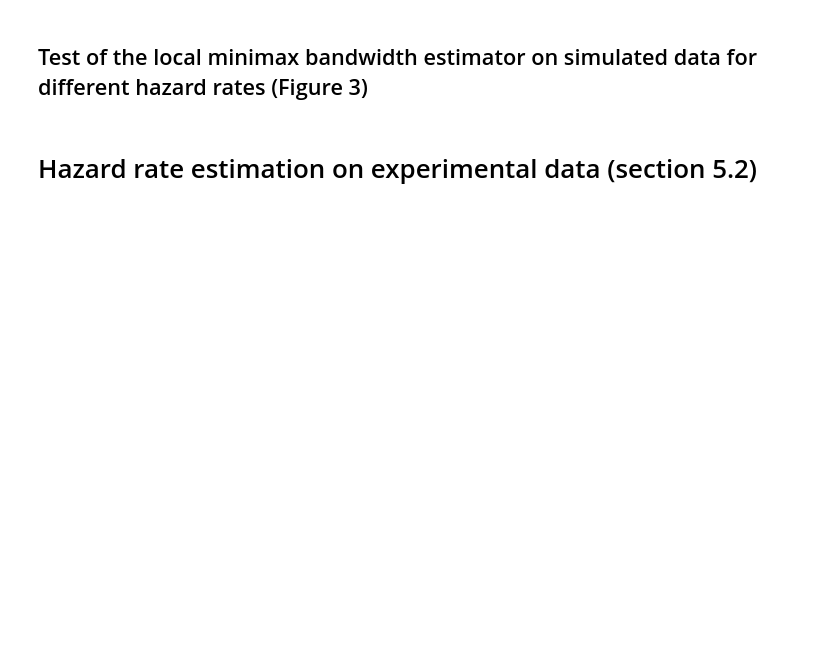
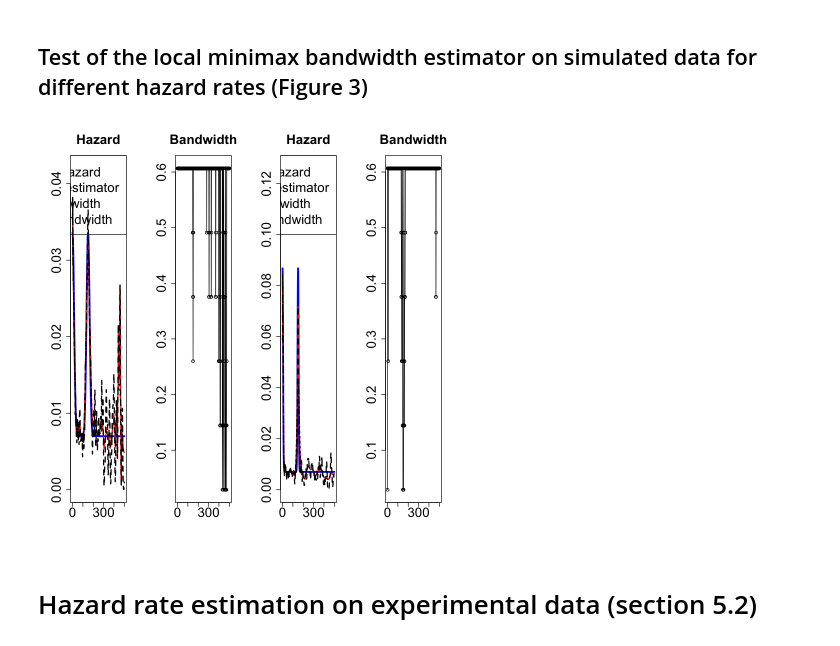
Before and after one commit to luce-breuil/non_param_estim_assoc, a Jupyter notebook: Kernel_estimation_theory.ipynb, the cells around one changed output. Drawn from its saved outputs; the diff is of its cells as text; code cells hidden in the pictures; blank space fills up the shorter version.

```diff
--- a/Kernel_estimation_theory.ipynb
+++ b/Kernel_estimation_theory.ipynb
@@ -541,39 +660,41 @@ Koptc2= RES$K
 Boptc2 = RES$B
 # %%
 # plot Figure 5
-pdf(file = "Oracle_diff_haz_2.pdf",  width = 17, height = 5)
+#pdf(file = "Oracle_diff_haz_2.pdf",  width = 17, height = 5)
 
 par(cex.lab = 2, cex.axis = 2,cex.main = 2)
 
 
 par(mfrow = c(1,4))
 plot(Grid, th_haz1,col='blue',lwd=3,type = 'l',lty=1,ylim=c(0,6*a3),ylab = NA, main = 'Hazard',xlab = NA)
 lines(Grid,Koptc1, type = 'l',col='red',lwd=2)
 test = sapply(Grid, function(t)(ker_est_gamma_c(t,data1,min(B))))
 lines(Grid,  test, col='black',lty=2,lwd=2)
 test = sapply(Grid, function(t)(ker_est_gamma_c(t,data1,max(B))))
 lines(Grid,  test, col='black',lty=3,lwd=2)
 legend('topright',legend=c('Theoretical hazard', 'Minimax bw estimator', 'Minimal bandwidth', 'Maximum bandwidth')
        , col=c('blue','red','black','black'), lty = c(1,1,2,3),lwd=2,cex=2)
 
 plot(Grid, Boptc1,xlab =NA, ylab = NA, main = 'Bandwidth')
 subplot(Grid[1:40], Boptc1[1:40],x=c(150,200),y=c(0.033,0.05))
 lines(Grid, Boptc1)
 
 
 c = 7*10^(-1)
 plot(Grid, th_haz2,col='blue',lwd=3,type = 'l',lty=1,ylim=c(0,18*a3),ylab = NA, main = 'Hazard',xlab = NA)
 lines(Grid,Koptc2, type = 'l',col='red',lwd=2)
 test = sapply(Grid, function(t)(ker_est_gamma_c(t,data2,min(B))))
 lines(Grid,  test, col='black',lty=2,lwd=2)
 test = sapply(Grid, function(t)(ker_est_gamma_c(t,data2,max(B))))
 lines(Grid,  test, col='black',lty=3,lwd=2)
 legend('topright',legend=c('Theoretical hazard', 'Minimax bw estimator', 'Minimal bandwidth', 'Maximum bandwidth')
        , col=c('blue','red','black','black'), lty = c(1,1,2,3),lwd=2,cex = 2)
 plot(Grid, Boptc2,xlab =NA, ylab = NA, main = 'Bandwidth')
 lines(Grid, Boptc2)
 
-dev.off()
+#dev.off()
+# %% [output]
+[figure, added]
 # %% [markdown]
 # Hazard rate estimation on experimental data (section 5.2)
 # %%
```
Also changed, not shown: parts of 13 cells of this notebook.
